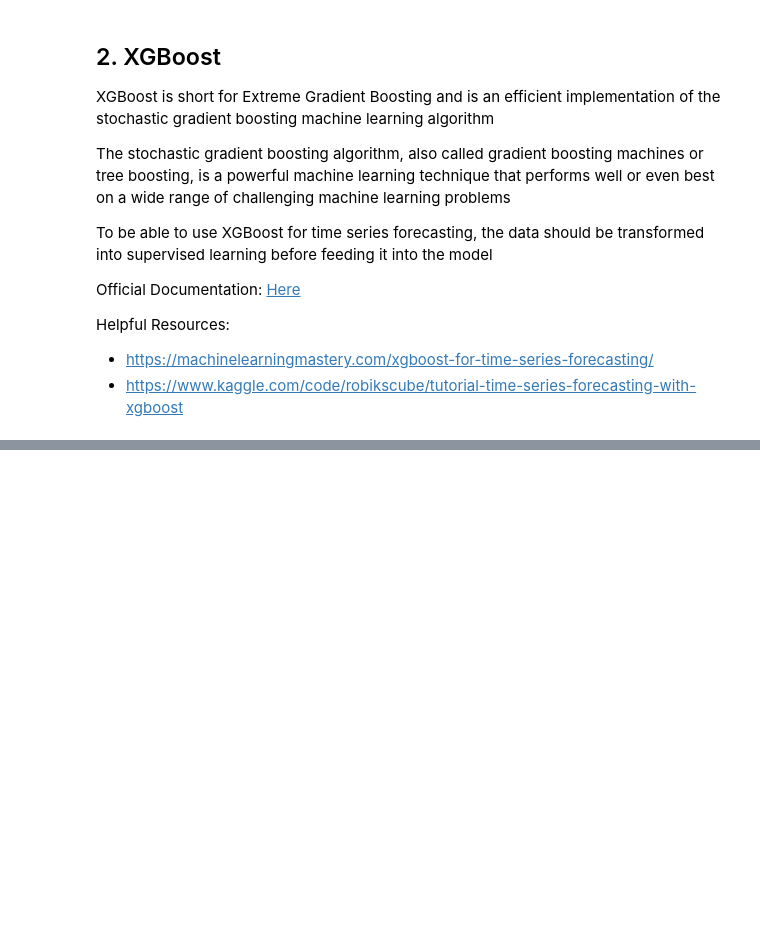
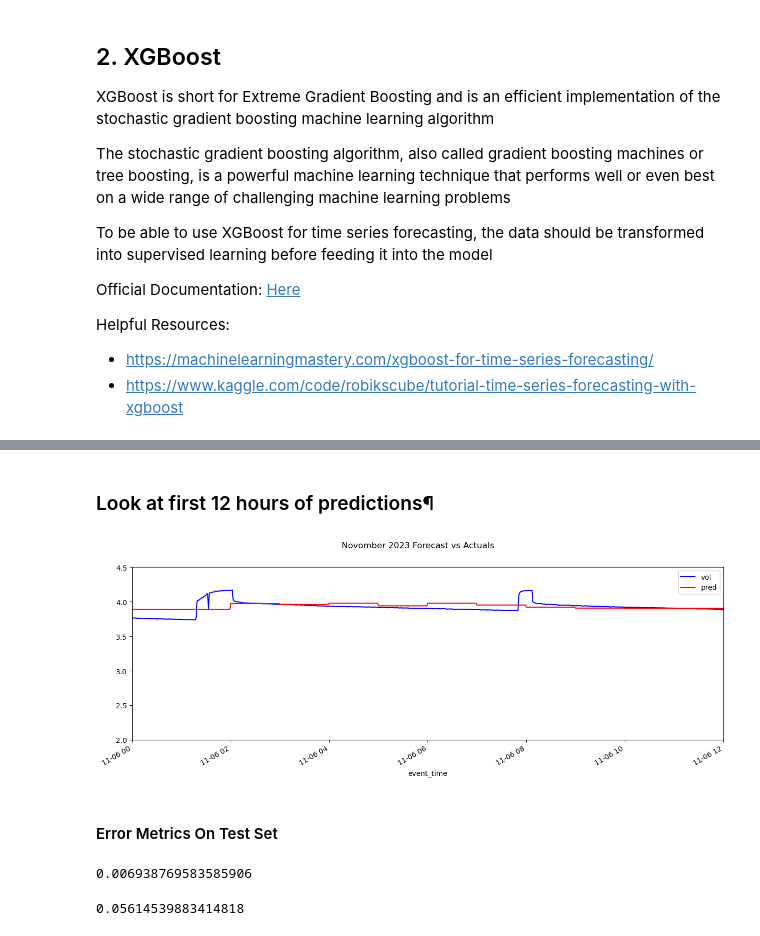
Before and after one commit to aenodehi/Time_Series_Track, a Jupyter notebook: TimeSeriesTrack_XGB.ipynb, the cells around one changed output, grey strips where cells are left out. Cells and saved outputs as stored; diff of their text form; code cells hidden in the pictures; blank space fills up the shorter version.

```diff
--- a/TimeSeriesTrack_XGB.ipynb
+++ b/TimeSeriesTrack_XGB.ipynb
@@ -630,0 +490,15 @@ Run those dates through our feature creation code + lag creation
+# %% [markdown]
+###  Look at first 12 hours of predictions¶
+# %%
+f, ax = plt.subplots(1)
+f.set_figheight(5)
+f.set_figwidth(15)
+_ = voltage[['vol', 'pred']].plot(ax=ax,
+                                style=['-','-'], color=['blue', 'red'])
+ax.set_xbound(lower='2024-11-06 00:00:00', upper='2024-11-06 12:00:00')
+ax.set_ylim(2, 4.5)
+plot = plt.suptitle('Novomber 2023 Forecast vs Actuals')
+# %% [output]
+[figure, added]
+# %% [markdown]
+#### Error Metrics On Test Set
@@ -630,0 +508,10 @@ Run those dates through our feature creation code + lag creation
+# %%
+mean_squared_error(y_true=vol_test['vol'],
+                   y_pred=vol_test['pred'])
+# %% [output]
+0.006938769583585906
+# %%
+mean_absolute_error(y_true=vol_test['vol'],
+                   y_pred=vol_test['pred'])
+# %% [output]
+0.05614539883414818
```
Also changed, not shown: parts of 82 cells of this notebook, 2 other files.
